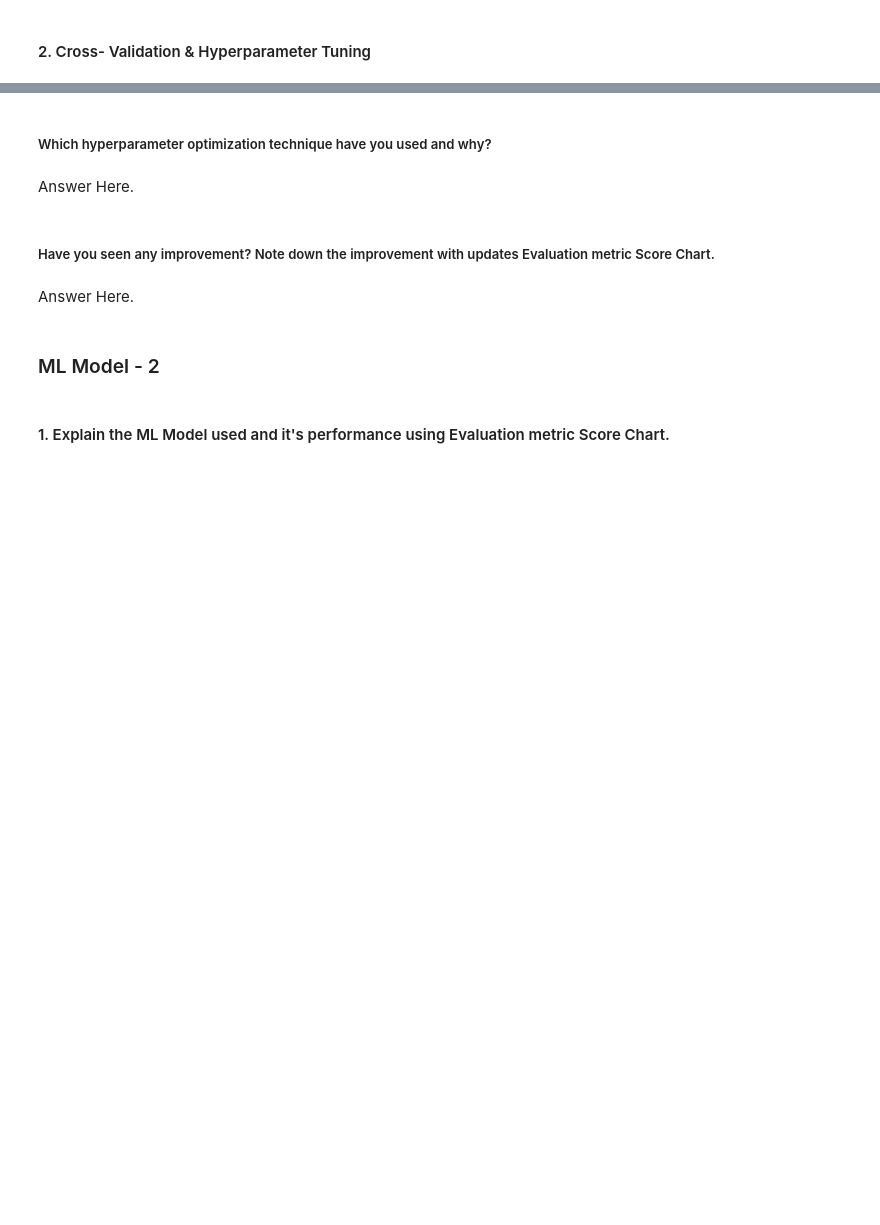
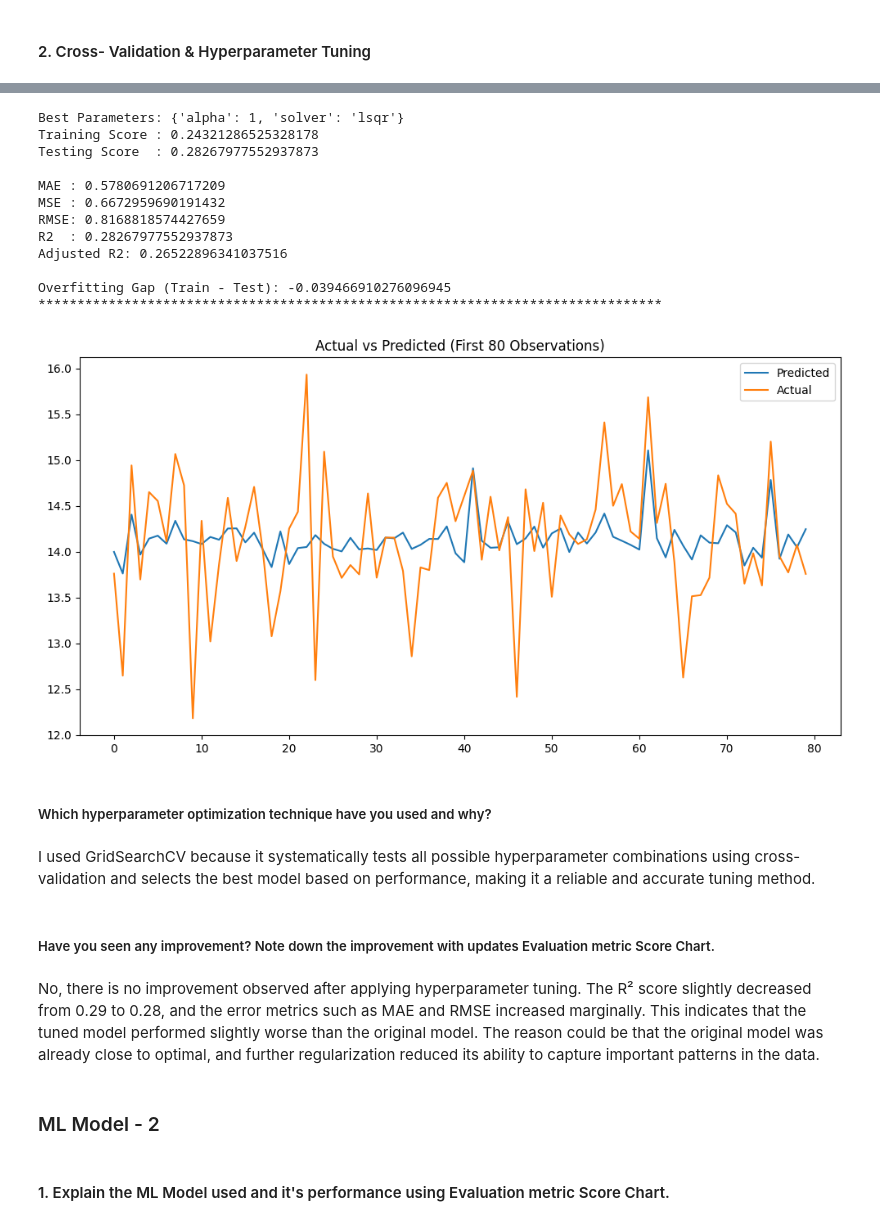
Before and after one commit to Saluja50/ted-talk-views-prediction-model, a Jupyter notebook: ted_talk_views_prediction_model.ipynb, the cells around one changed output, grey strips where cells are left out. Saved outputs shown, nothing was run; the diff lists cells and outputs as text; code cells hidden in the pictures; blank space fills up the shorter version.

```diff
--- a/ted_talk_views_prediction_model.ipynb
+++ b/ted_talk_views_prediction_model.ipynb
@@ -1054,11 +1258,63 @@ Answer Here.
+# %%
+# ML Model - 1 Implementation with hyperparameter optimization techniques (i.e., GridSearch CV, RandomSearch CV, Bayesian Optimization etc.)
+
+from sklearn.model_selection import GridSearchCV
+from sklearn.linear_model import Ridge
+
+# Model
+model = Ridge()
+
+# Hyperparameter Grid
+param_grid = {
+    'alpha': [0.001, 0.01, 0.1, 1],
+    'solver': ['auto', 'svd', 'cholesky', 'lsqr']
+}
+
+# GridSearchCV
+grid = GridSearchCV(
+    estimator=model,
+    param_grid=param_grid,
+    cv=5,
+    scoring='r2',
+    n_jobs=-1
+)
+
+# Fit
+grid.fit(X_train, Y_train)
+
+# Best Parameters
+print("Best Parameters:", grid.best_params_)
+
+# Best Model
+best_model = grid.best_estimator_
+
+# Predict
+Y_pred = best_model.predict(X_test)
+
+# Evaluate using your function
+score_metrics(best_model, X_train, X_test, Y_train, Y_test)
+# %% [output]
+Best Parameters: {'alpha': 1, 'solver': 'lsqr'}
+Training Score : 0.24321286525328178
+Testing Score  : 0.28267977552937873
+
+MAE : 0.5780691206717209
+MSE : 0.6672959690191432
+RMSE: 0.8168818574427659
+R2  : 0.28267977552937873
+Adjusted R2: 0.26522896341037516
+
+Overfitting Gap (Train - Test): -0.039466910276096945
+********************************************************************************
+[figure, added]
 # %% [markdown]
 ##### Which hyperparameter optimization technique have you used and why?
-# %% [markdown]
-Answer Here.
+# %% [markdown]
+I used GridSearchCV because it systematically tests all possible hyperparameter combinations using cross-validation and selects the best model based on performance, making it a reliable and accurate tuning method.
 # %% [markdown]
 ##### Have you seen any improvement? Note down the improvement with updates Evaluation metric Score Chart.
-# %% [markdown]
-Answer Here.
+# %% [markdown]
+No, there is no improvement observed after applying hyperparameter tuning. The R² score slightly decreased from 0.29 to 0.28, and the error metrics such as MAE and RMSE increased marginally. This indicates that the tuned model performed slightly worse than the original model. The reason could be that the original model was already close to optimal, and further regularization reduced its ability to capture important patterns in the data.
 # %% [markdown]
 ### ML Model - 2
 # %% [markdown]
```
Also changed, not shown: parts of 112 cells of this notebook.
